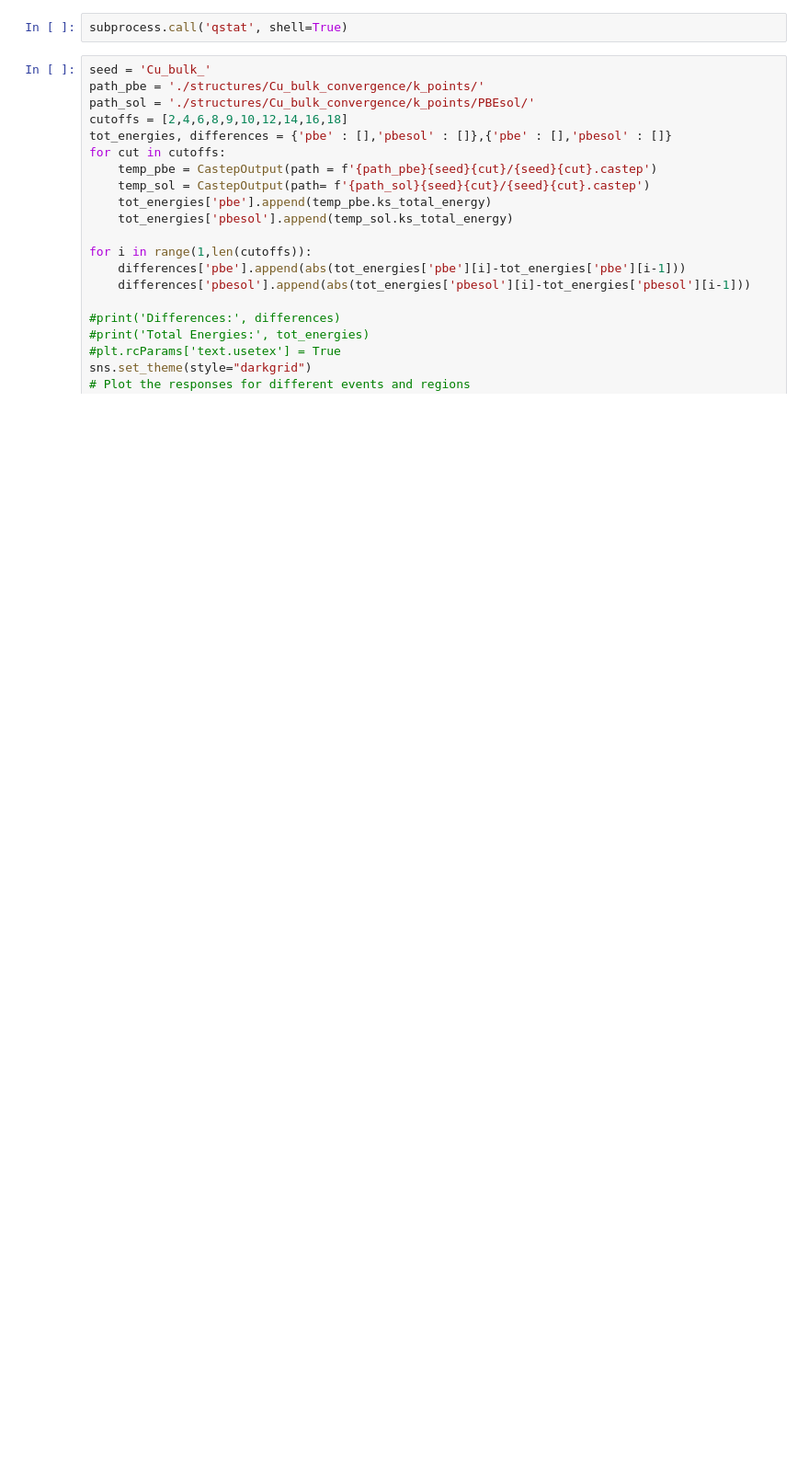
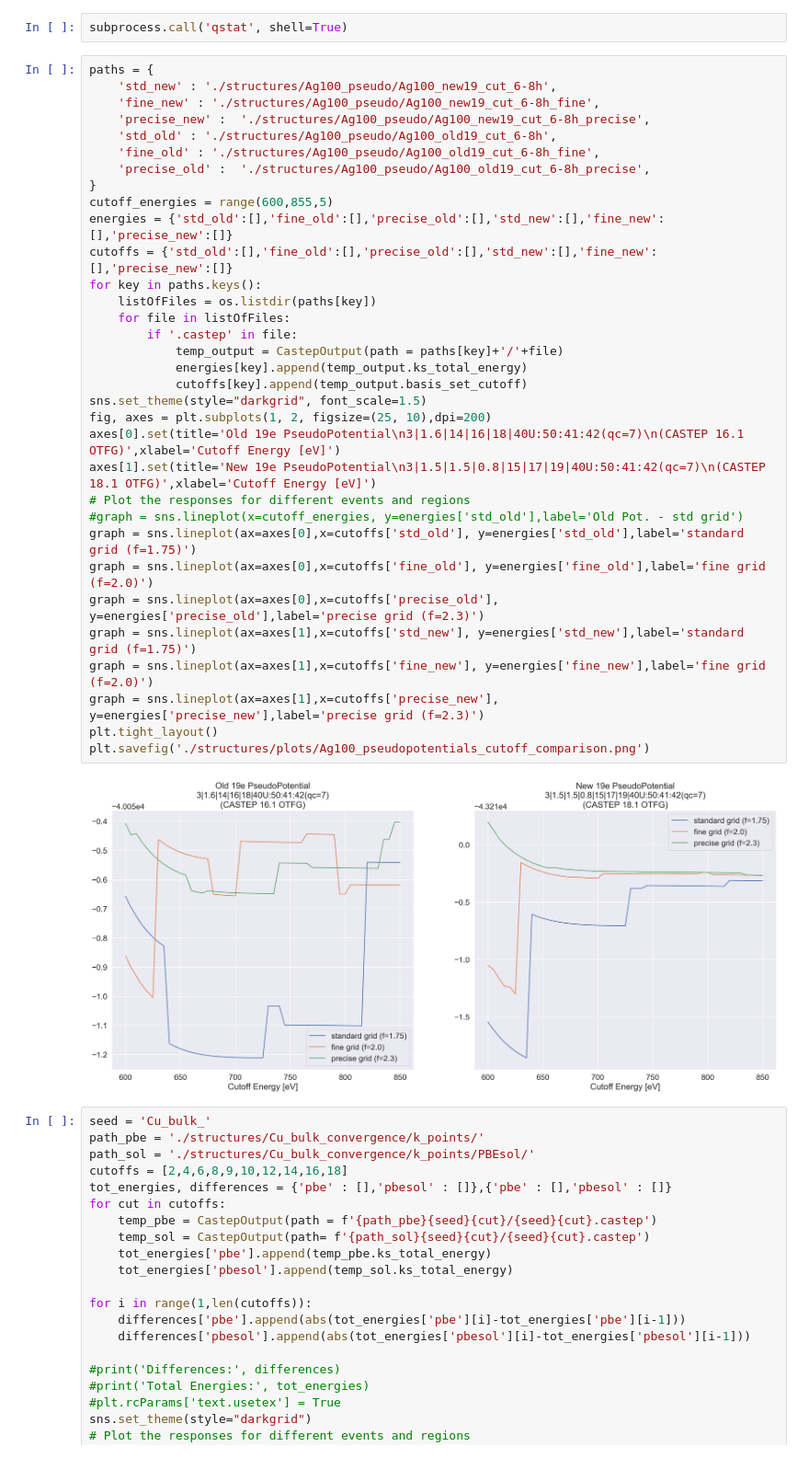
Before and after one commit to wuppersaver/photoemission, a Jupyter notebook: Plotting.ipynb, the cells around one changed output. Shown at 92% size. Cells and saved outputs as stored; diff of their text form; blank space fills up the shorter version.

```diff
--- a/Plotting.ipynb
+++ b/Plotting.ipynb
@@ -142,6 +133,41 @@ graph.set(xlabel = 'energy cutoff [eV]', ylabel = r'$\Delta E_{tot}$', title = '
 #plt.savefig('./structures/plots/convergence_comparison_cutoff_zoom.png')
 # %%
 subprocess.call('qstat', shell=True)
+# %%
+paths = {
+    'std_new' : './structures/Ag100_pseudo/Ag100_new19_cut_6-8h',
+    'fine_new' : './structures/Ag100_pseudo/Ag100_new19_cut_6-8h_fine',
+    'precise_new' :  './structures/Ag100_pseudo/Ag100_new19_cut_6-8h_precise',
+    'std_old' : './structures/Ag100_pseudo/Ag100_old19_cut_6-8h',
+    'fine_old' : './structures/Ag100_pseudo/Ag100_old19_cut_6-8h_fine',
+    'precise_old' :  './structures/Ag100_pseudo/Ag100_old19_cut_6-8h_precise',
+}
+cutoff_energies = range(600,855,5)
+energies = {'std_old':[],'fine_old':[],'precise_old':[],'std_new':[],'fine_new':[],'precise_new':[]}
+cutoffs = {'std_old':[],'fine_old':[],'precise_old':[],'std_new':[],'fine_new':[],'precise_new':[]}
+for key in paths.keys():
+    listOfFiles = os.listdir(paths[key])
+    for file in listOfFiles:
+        if '.castep' in file:
+            temp_output = CastepOutput(path = paths[key]+'/'+file)
+            energies[key].append(temp_output.ks_total_energy)
+            cutoffs[key].append(temp_output.basis_set_cutoff)
+sns.set_theme(style="darkgrid", font_scale=1.5)
+fig, axes = plt.subplots(1, 2, figsize=(25, 10),dpi=200)
+axes[0].set(title='Old 19e PseudoPotential\n3|1.6|14|16|18|40U:50:41:42(qc=7)\n(CASTEP 16.1 OTFG)',xlabel='Cutoff Energy [eV]')
+axes[1].set(title='New 19e PseudoPotential\n3|1.5|1.5|0.8|15|17|19|40U:50:41:42(qc=7)\n(CASTEP 18.1 OTFG)',xlabel='Cutoff Energy [eV]')
+# Plot the responses for different events and regions
+#graph = sns.lineplot(x=cutoff_energies, y=energies['std_old'],label='Old Pot. - std grid')
+graph = sns.lineplot(ax=axes[0],x=cutoffs['std_old'], y=energies['std_old'],label='standard grid (f=1.75)')
+graph = sns.lineplot(ax=axes[0],x=cutoffs['fine_old'], y=energies['fine_old'],label='fine grid (f=2.0)')
+graph = sns.lineplot(ax=axes[0],x=cutoffs['precise_old'], y=energies['precise_old'],label='precise grid (f=2.3)')
+graph = sns.lineplot(ax=axes[1],x=cutoffs['std_new'], y=energies['std_new'],label='standard grid (f=1.75)')
+graph = sns.lineplot(ax=axes[1],x=cutoffs['fine_new'], y=energies['fine_new'],label='fine grid (f=2.0)')
+graph = sns.lineplot(ax=axes[1],x=cutoffs['precise_new'], y=energies['precise_new'],label='precise grid (f=2.3)')
+plt.tight_layout()
+plt.savefig('./structures/plots/Ag100_pseudopotentials_cutoff_comparison.png')
+# %% [output]
+[figure, added]
 # %%
 seed = 'Cu_bulk_'
 path_pbe = './structures/Cu_bulk_convergence/k_points/'
```
Also changed, not shown: parts of 2 cells of this notebook, 1 other file.
